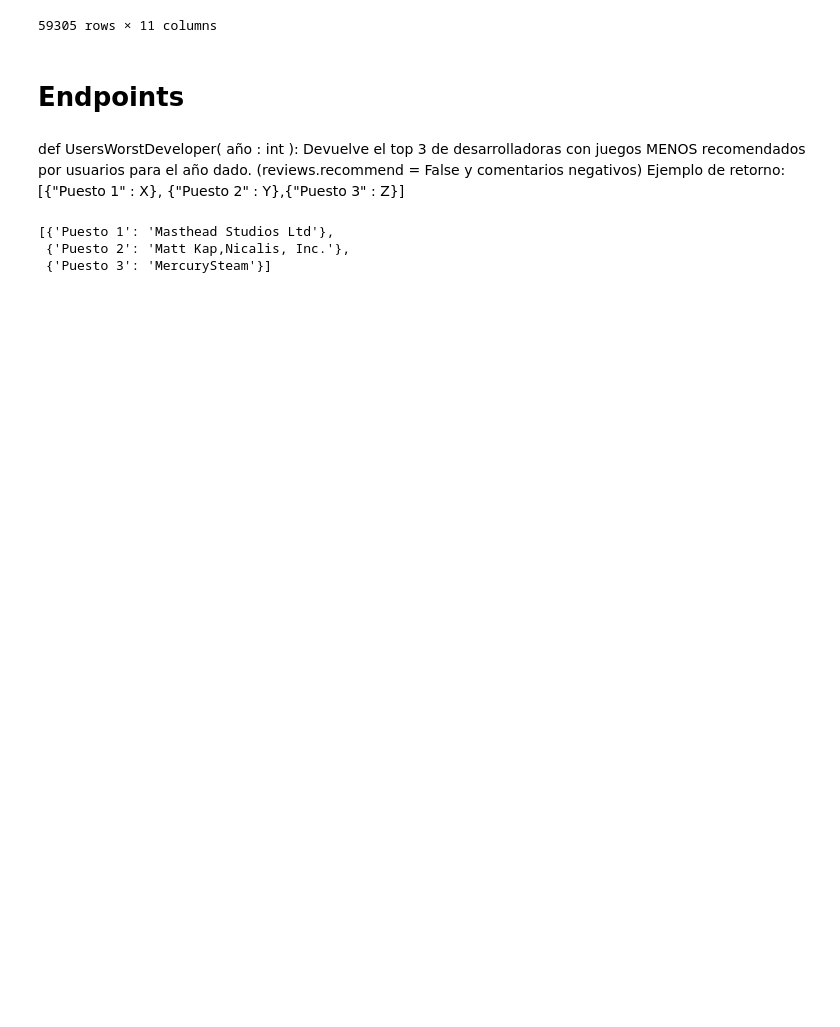
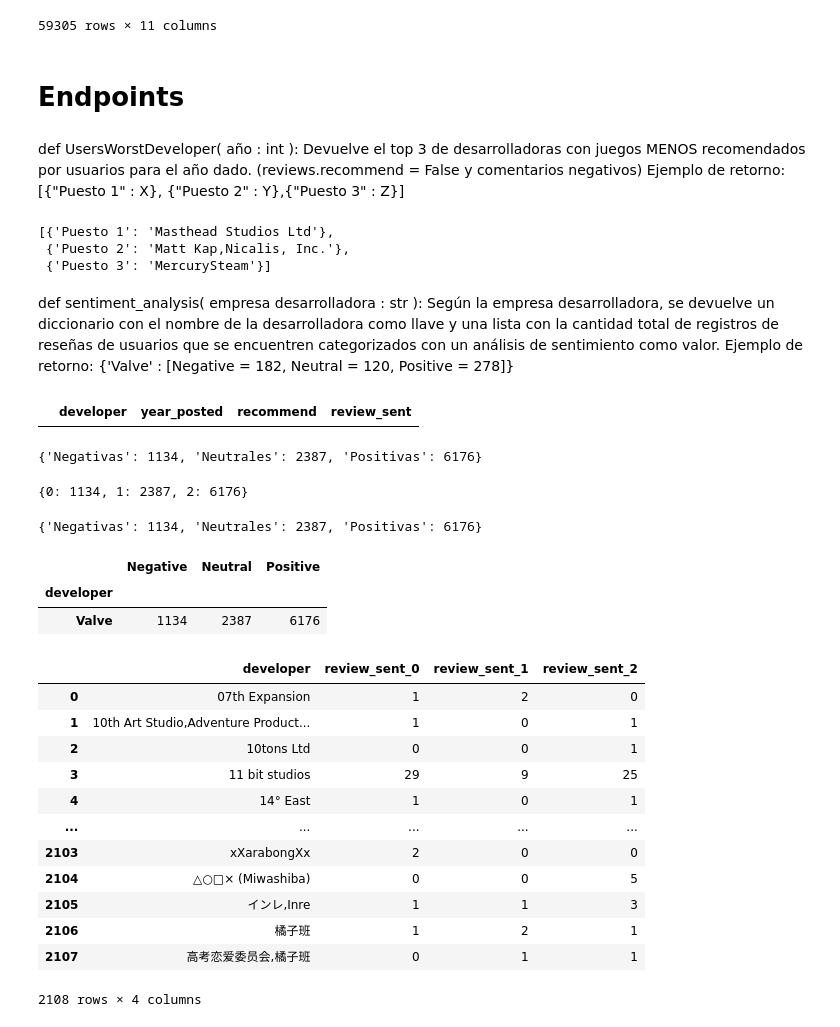
Before and after one commit to javierbengolea/PI_ML_OPS, a Jupyter notebook: main.ipynb, the cells around one changed output. Drawn from its saved outputs; the diff is of its cells as text; code cells hidden in the pictures; blank space fills up the shorter version.

```diff
--- a/main.ipynb
+++ b/main.ipynb
@@ -1494,3 +1494,23 @@ salida
 [{'Puesto 1': 'Masthead Studios Ltd'},
  {'Puesto 2': 'Matt Kap,Nicalis, Inc.'},
  {'Puesto 3': 'MercurySteam'}]
+# %% [markdown]
+def sentiment_analysis( empresa desarrolladora : str ): Según la empresa desarrolladora, se devuelve un diccionario con el nombre de la desarrolladora como llave y una lista con la cantidad total de registros de reseñas de usuarios que se encuentren categorizados con un análisis de sentimiento como valor.
+Ejemplo de retorno: {'Valve' : [Negative = 182, Neutral = 120, Positive = 278]}
+# %%
+dev_rec.query("developer == 'Valve' and review_sent == 0")
+# %% [output]
+|  | developer | year_posted | recommend | review_sent |
+# %%
+df_revs.item_id = df_revs.item_id.astype(int)
+# %%
+df = pd.merge(df_revs[['item_id','review_sent']], df_games[['id_game','developer']], left_on='item_id', right_on='id_game').drop(['item_id','id_game'], axis=1).sort_values(by='developer')
+df.dropna(inplace=True)
+desarrollador = 'Valve'
+negativas = df.query(f"developer == '{desarrollador}' and review_sent == 0").count().review_sent
+neutrales = df.query(f"developer == '{desarrollador}'  and review_sent == 1").count().review_sent
+positivas = df.query(f"developer == '{desarrollador}'  and review_sent == 2").count().review_sent
+# %%
+{'Negativas': negativas, 'Neutrales': neutrales, 'Positivas': positivas}
+# %% [output]
+{'Negativas': 1134, 'Neutrales': 2387, 'Positivas': 6176}
@@ -1496,0 +1519,56 @@ salida
+# %%
+desarrollador = 'Valve'
+
+# Dictionary comprehension to count occurrences of each sentiment
+sentiment_counts = {sentiment: sum(1 for index, row in df.iterrows() if row['developer'] == desarrollador and row['review_sent'] == sentiment) for sentiment in range(3)}
+
+print(sentiment_counts)
+# %% [output]
+{0: 1134, 1: 2387, 2: 6176}
+# %%
+df_rev_sent = pd.read_csv('des_reviews_sent.csv')
+desarrollador = 'Valve'
+negativas = df_rev_sent.query(f"developer == '{desarrollador}' and review_sent == 0").count().review_sent
+neutrales = df_rev_sent.query(f"developer == '{desarrollador}'  and review_sent == 1").count().review_sent
+positivas = df_rev_sent.query(f"developer == '{desarrollador}'  and review_sent == 2").count().review_sent
+{'Negativas': negativas, 'Neutrales': neutrales, 'Positivas': positivas}
+# %% [output]
+{'Negativas': 1134, 'Neutrales': 2387, 'Positivas': 6176}
+# %%
+pivot_df = df.pivot_table(index='developer', columns='review_sent', aggfunc='size', fill_value=0).query("developer == 'Valve'")
+
+pivot_df.columns.name = None  # Remove the name of the columns
+pivot_df.columns = ['Negative','Neutral','Positive']
+pivot_df
+# %% [output]
+|  | Negative | Neutral | Positive |
+| developer |  |  |  |
+| Valve | 1134 | 2387 | 6176 |
+# %%
+import pandas as pd
+
+# Assuming your DataFrame is named df
+pivot_df = df.pivot_table(index='developer', columns='review_sent', aggfunc='size', fill_value=0)
+
+# Reset index to make 'developer' a regular column
+pivot_df.reset_index(inplace=True)
+
+# Rename the columns for better clarity
+pivot_df.columns.name = None  # Remove the name of the columns
+pivot_df.columns = ['developer'] + [f'review_sent_{i}' for i in pivot_df.columns[1:]]
+
+pivot_df
+# %% [output]
+|  | developer | review_sent_0 | review_sent_1 | review_sent_2 |
+| 0 | 07th Expansion | 1 | 2 | 0 |
+| 1 | 10th Art Studio,Adventure Product... | 1 | 0 | 1 |
+| 2 | 10tons Ltd | 0 | 0 | 1 |
+| 3 | 11 bit studios | 29 | 9 | 25 |
+| 4 | 14° East | 1 | 0 | 1 |
+| ... | ... | ... | ... | ... |
+| 2103 | xXarabongXx | 2 | 0 | 0 |
+| 2104 | △○□× (Miwashiba) | 0 | 0 | 5 |
+| 2105 | インレ,Inre | 1 | 1 | 3 |
+| 2106 | 橘子班 | 1 | 2 | 1 |
+| 2107 | 高考恋爱委员会,橘子班 | 0 | 1 | 1 |
+2108 rows × 4 columns
```
Also changed, not shown: parts of 1 cell of this notebook, 2 other files.
